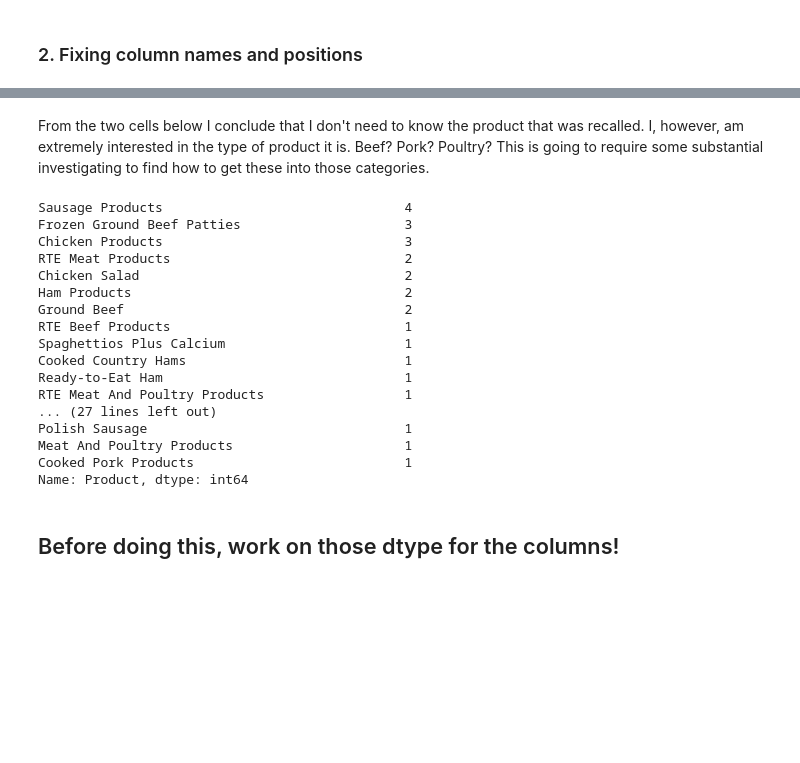
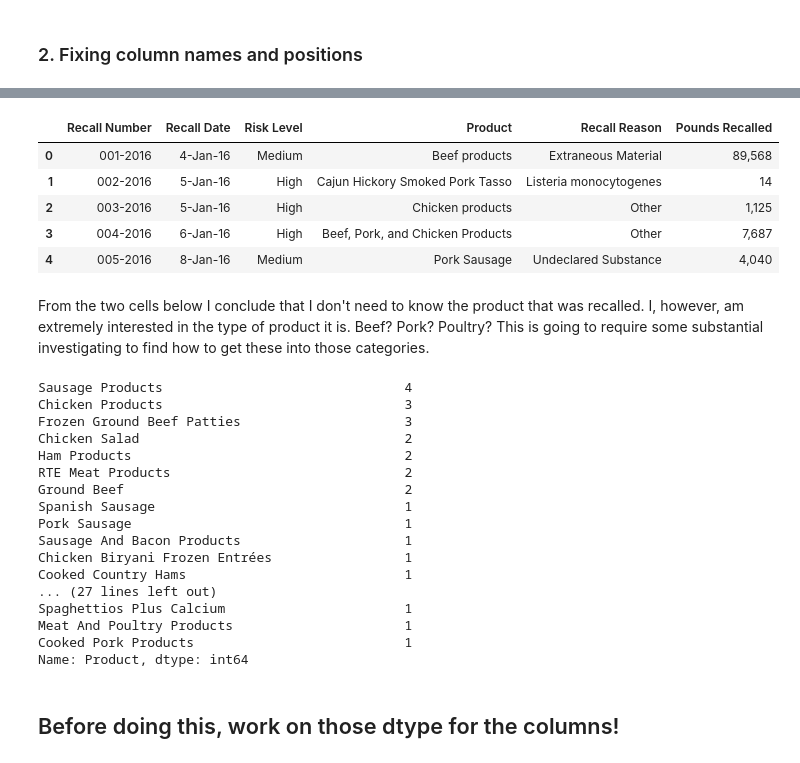
Before and after one commit to yemikifouly/food-recalls-analysis, a Jupyter notebook: food_recalls_analysis.ipynb, the cells around one changed output, grey strips where cells are left out. Cells and saved outputs as stored; diff of their text form; code cells hidden in the pictures; blank space fills up the shorter version.

Commit message:
Fixed class column of year 2016 to now display risk level as strings

```diff
--- a/food_recalls_analysis.ipynb
+++ b/food_recalls_analysis.ipynb
@@ -198,8 +212,9 @@ The columns will be reorganized across all dataframes to be in this order: Recal
 ### 2. Fixing column names and positions
 # %%
 def fix_col_name_and_pos(year, names_changes):
-    new_cols = ['Recall Number', 'Recall Date', 'Recall Class', 'Product', 'Recall Reason', 'Pounds Recalled']
+    new_cols = ['Recall Number', 'Recall Date', 'Risk Level', 'Product', 'Recall Reason', 'Pounds Recalled']
     df_dict[year] = df_dict[year].rename(names_changes, axis=1)
+    df_dict[year] = df_dict[year].rename({'Recall Class': 'Risk Level'}, axis=1)
     df_dict[year] = df_dict[year][new_cols]
 # %%
 changes_dict = {1: {'Date Opened': 'Recall Date', 'Reason for Recall': 'Recall Reason'},
@@ -226,0 +246,9 @@ col_df
+# %%
+class_names_meaning = {'I':'High', 'II':'Medium', 'III':'Low'}
+class_names_meaning_2016 = {1:'High', 2:'Medium', 3:'Low'}
+# %%
+for year, df in df_dict.items():
+    if year=='2016':
+        df_dict[year]['Risk Level'] = df_dict[year]['Risk Level'].map(class_names_meaning_2016)
+    else:
+        df_dict[year]['Risk Level'] = df_dict[year]['Risk Level'].map(class_names_meaning)
@@ -227,3 +269,12 @@ col_df
+# %%
+df_dict['2016'].head()
+# %% [output]
+|  | Recall Number | Recall Date | Risk Level | Product | Recall Reason | Pounds Recalled |
+| 0 | 001-2016 | 4-Jan-16 | Medium | Beef products | Extraneous Material | 89,568 |
+| 1 | 002-2016 | 5-Jan-16 | High | Cajun Hickory Smoked Pork Tasso | Listeria monocytogenes | 14 |
+| 2 | 003-2016 | 5-Jan-16 | High | Chicken products | Other | 1,125 |
+| 3 | 004-2016 | 6-Jan-16 | High | Beef, Pork, and Chicken Products | Other | 7,687 |
+| 4 | 005-2016 | 8-Jan-16 | Medium | Pork Sausage | Undeclared Substance | 4,040 |
 # %% [markdown]
 From the two cells below I conclude that I don't need to know the product that was recalled. I, however, am extremely interested in the type of product it is. Beef? Pork? Poultry? This is going to require some substantial investigating to find how to get these into those categories.
 # %%
@@ -232,19 +283,19 @@ df = df_dict['2005']
 df['Product'].value_counts()
 # %% [output]
 Sausage Products                               4
+Chicken Products                               3
 Frozen Ground Beef Patties                     3
-Chicken Products                               3
-RTE Meat Products                              2
 Chicken Salad                                  2
 Ham Products                                   2
+RTE Meat Products                              2
 Ground Beef                                    2
-RTE Beef Products                              1
+Spanish Sausage                                1
+Pork Sausage                                   1
+Sausage And Bacon Products                     1
+Chicken Biryani Frozen Entrées                 1
+Cooked Country Hams                            1
+... (27 lines left out)
 Spaghettios Plus Calcium                       1
-Cooked Country Hams                            1
-Ready-to-Eat Ham                               1
-RTE Meat And Poultry Products                  1
-... (27 lines left out)
-Polish Sausage                                 1
 Meat And Poultry Products                      1
 Cooked Pork Products                           1
 Name: Product, dtype: int64
```
Also changed, not shown: parts of 9 cells of this notebook.
